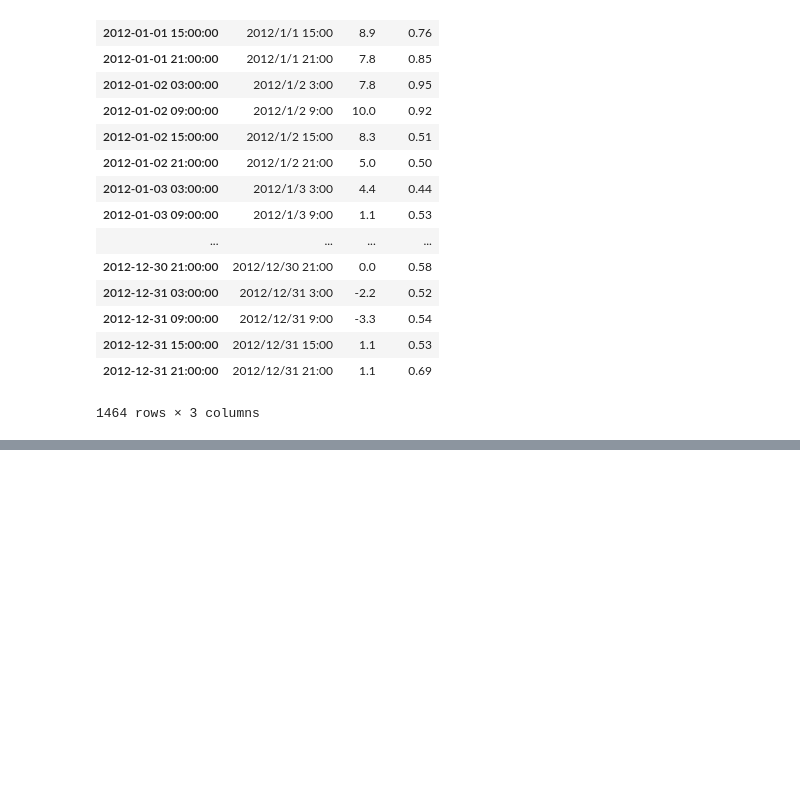
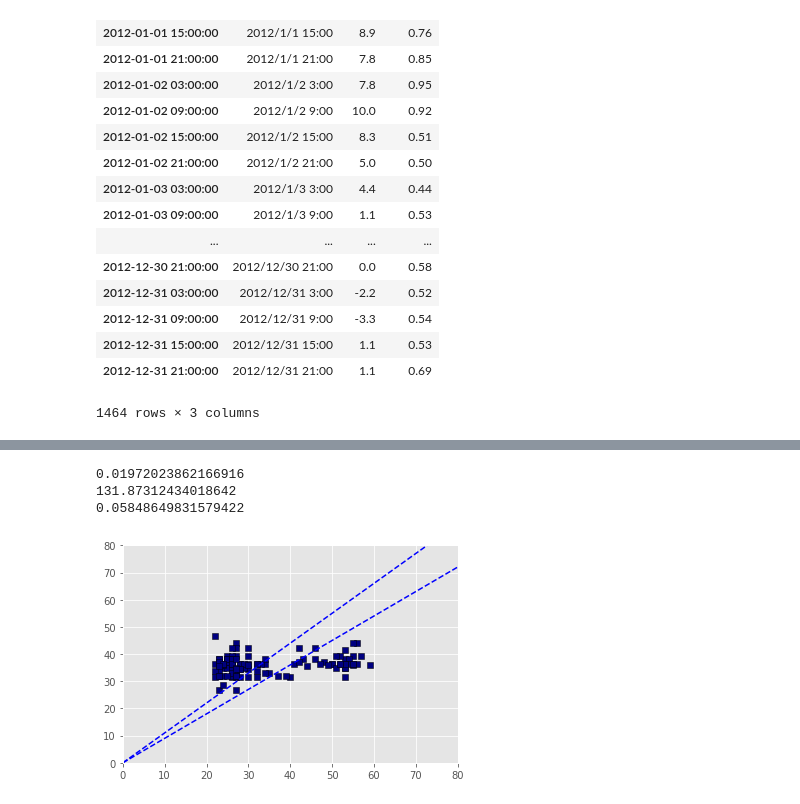
Before and after one commit to YPHu-IBDB/JupyterWorks, a Jupyter notebook: forResample.ipynb, the cells around one changed output, grey strips where cells are left out. Saved outputs shown, nothing was run; the diff lists cells and outputs as text; code cells hidden in the pictures; blank space fills up the shorter version.

```diff
--- a/forResample.ipynb
+++ b/forResample.ipynb
@@ -112 +144,41 @@ Tr_std = preprocessing.
+# %%
+X = WeaOriTable['Temp'].values.reshape(-1, 1)
+y = EnOriTable.loc[WeaOriTable.index]['value'].values.reshape(-1, 1)
+changepoints = pd.to_datetime('2012-12-1')
+index_change = WeaOriTable[WeaOriTable.index<changepoints].shape[0]
+max_depth = 30
+
+X_train = X[:index_change]
+X_train_StandardScaler = preprocessing.StandardScaler().fit(X_train)
+X_train_std = X_train_StandardScaler.transform(X_train)
+
+y_train = y[:index_change]
+y_train_StandardScaler =  preprocessing.StandardScaler().fit(y_train)
+y_train_std = y_train_StandardScaler.transform(y_train)
+# print X_train_std,y_train_std
+
+X_test = X[index_change:]
+y_test = y[index_change:]
+X_test_std = X_train_StandardScaler.transform(X_test)
+# y_test_std = y_train_StandardScaler.transform(y_test)
+
+regr_rf = RandomForestRegressor(max_depth=max_depth, random_state=2)
+regr_rf.fit(X_train_std, y_train_std)
+y_rf_std = regr_rf.predict(X_test_std)
+y_rf = y_train_StandardScaler.inverse_transform(y_rf_std)
+
+plt.scatter(y_test, y_rf, edgecolor='k', c="navy", marker="s", label="Data")
+line=np.linspace(0, 80, 100)
+plt.plot(line,0.9 * line,'b--')
+plt.plot(line,1.1 * line,'b--')
+plt.xlim([0, 80])
+plt.ylim([0, 80])
+print r2_score(y_test,y_rf)
+print mean_squared_error(y_test,y_rf)
+print explained_variance_score(y_test,y_rf)
+# %% [output]
+0.01972023862166916
+131.87312434018642
+0.05848649831579422
+[figure, added]
 # %%
```
Also changed, not shown: parts of 4 cells of this notebook.
